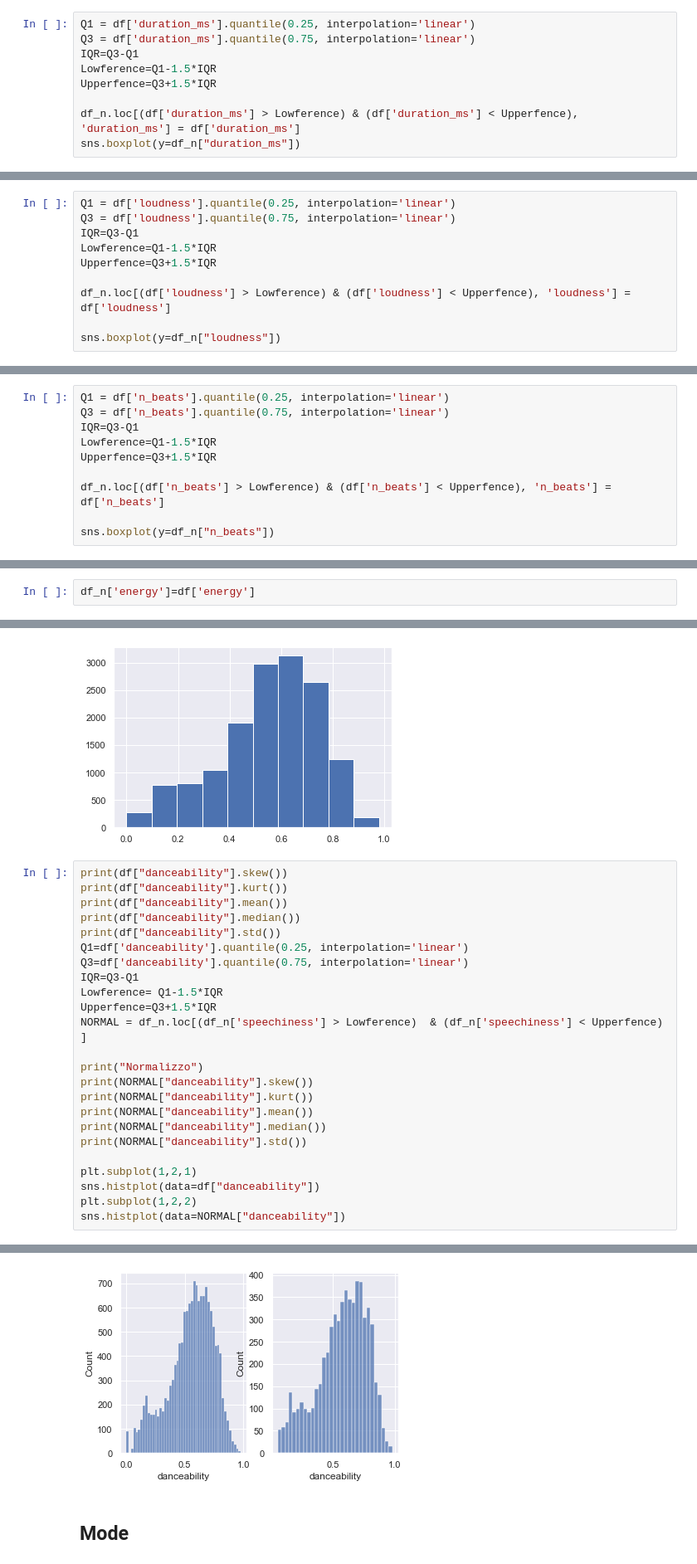
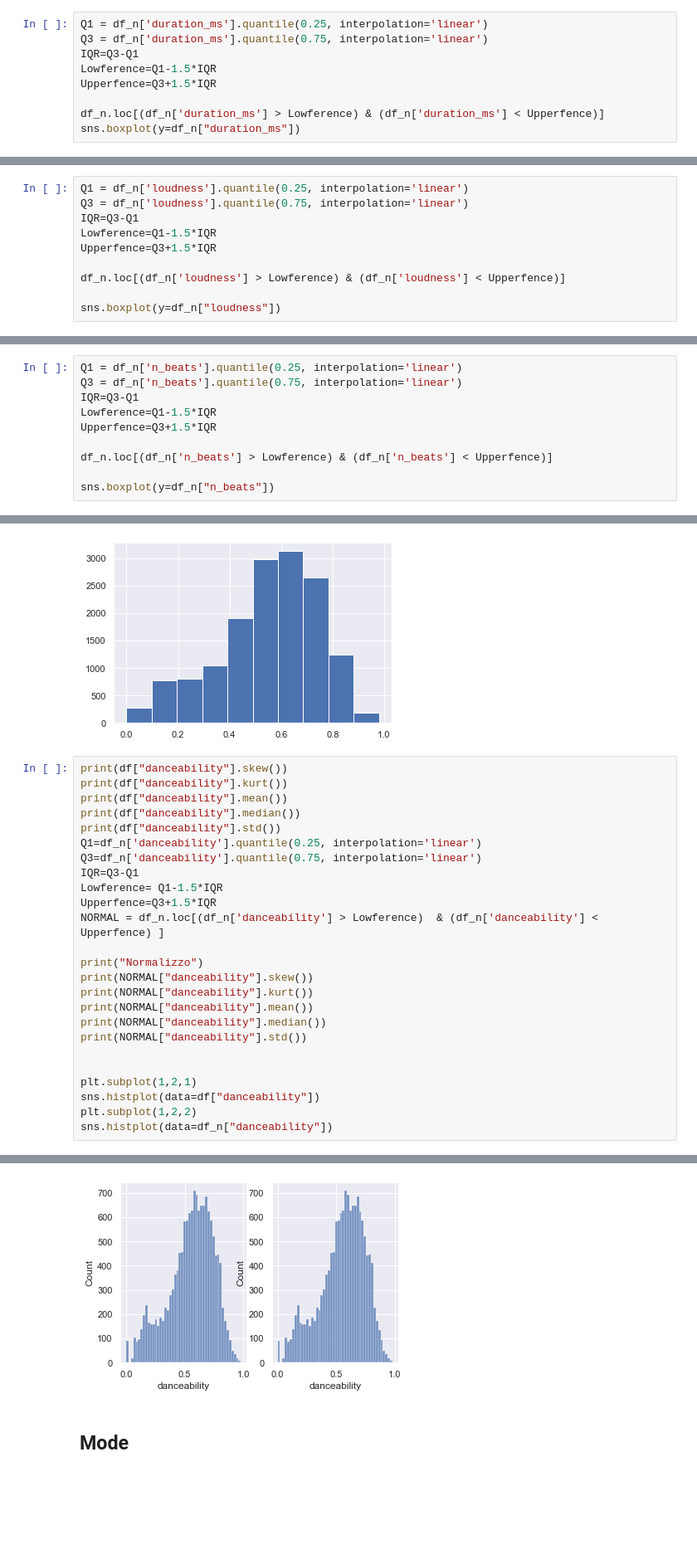
Before and after one commit to Bakko000/Data-Mining, a Jupyter notebook: dataset (missing + split)/Data understanding_2.ipynb, the cells around one changed output, grey strips where cells are left out. Shown at 83% size. Drawn from its saved outputs; the diff is of its cells as text; blank space fills up the shorter version.

```diff
--- a/dataset (missing + split)/Data understanding_2.ipynb
+++ b/dataset (missing + split)/Data understanding_2.ipynb
@@ -398,13 +398,13 @@ df["duration_ms"].median()
 # %% [output]
 227826.0
 # %%
-Q1 = df['duration_ms'].quantile(0.25, interpolation='linear')
-Q3 = df['duration_ms'].quantile(0.75, interpolation='linear')
+Q1 = df_n['duration_ms'].quantile(0.25, interpolation='linear')
+Q3 = df_n['duration_ms'].quantile(0.75, interpolation='linear')
 IQR=Q3-Q1
 Lowference=Q1-1.5*IQR
 Upperfence=Q3+1.5*IQR
 
-df_n.loc[(df['duration_ms'] > Lowference) & (df['duration_ms'] < Upperfence), 'duration_ms'] = df['duration_ms']
+df_n.loc[(df_n['duration_ms'] > Lowference) & (df_n['duration_ms'] < Upperfence)]
 sns.boxplot(y=df_n["duration_ms"])
 # %% [output]
 <Axes: ylabel='duration_ms'>
@@ -446,13 +446,13 @@ df["loudness"].median()
 # %% [output]
 -7.303
 # %%
-Q1 = df['loudness'].quantile(0.25, interpolation='linear')
-Q3 = df['loudness'].quantile(0.75, interpolation='linear')
+Q1 = df_n['loudness'].quantile(0.25, interpolation='linear')
+Q3 = df_n['loudness'].quantile(0.75, interpolation='linear')
 IQR=Q3-Q1
 Lowference=Q1-1.5*IQR
 Upperfence=Q3+1.5*IQR
 
-df_n.loc[(df['loudness'] > Lowference) & (df['loudness'] < Upperfence), 'loudness'] = df['loudness']
+df_n.loc[(df_n['loudness'] > Lowference) & (df_n['loudness'] < Upperfence)]
 
 sns.boxplot(y=df_n["loudness"])
 # %% [output]
@@ -540,13 +540,13 @@ plt.hist(df['n_beats'])
  <BarContainer object of 10 artists>)
 [figure]
 # %%
-Q1 = df['n_beats'].quantile(0.25, interpolation='linear')
-Q3 = df['n_beats'].quantile(0.75, interpolation='linear')
+Q1 = df_n['n_beats'].quantile(0.25, interpolation='linear')
+Q3 = df_n['n_beats'].quantile(0.75, interpolation='linear')
 IQR=Q3-Q1
 Lowference=Q1-1.5*IQR
 Upperfence=Q3+1.5*IQR
 
-df_n.loc[(df['n_beats'] > Lowference) & (df['n_beats'] < Upperfence), 'n_beats'] = df['n_beats']
+df_n.loc[(df_n['n_beats'] > Lowference) & (df_n['n_beats'] < Upperfence)]
 
 sns.boxplot(y=df_n["n_beats"])
 # %% [output]
@@ -685,8 +685,6 @@ sns.histplot(df_n["energy"])
 # %% [output]
 <Axes: xlabel='energy', ylabel='Count'>
 [figure]
-# %%
-df_n['energy']=df['energy']
 # %% [markdown]
 ## Danceability
 # %%
@@ -709,12 +707,12 @@ print(df["danceability"].kurt())
 print(df["danceability"].mean())
 print(df["danceability"].median())
 print(df["danceability"].std())
-Q1=df['danceability'].quantile(0.25, interpolation='linear')
-Q3=df['danceability'].quantile(0.75, interpolation='linear')
+Q1=df_n['danceability'].quantile(0.25, interpolation='linear')
+Q3=df_n['danceability'].quantile(0.75, interpolation='linear')
 IQR=Q3-Q1
 Lowference= Q1-1.5*IQR
 Upperfence=Q3+1.5*IQR
-NORMAL = df_n.loc[(df_n['speechiness'] > Lowference)  & (df_n['speechiness'] < Upperfence) ]
+NORMAL = df_n.loc[(df_n['danceability'] > Lowference)  & (df_n['danceability'] < Upperfence) ]
 
 print("Normalizzo")
 print(NORMAL["danceability"].skew())
@@ -723,10 +721,11 @@ print(NORMAL["danceability"].mean())
 print(NORMAL["danceability"].median())
 print(NORMAL["danceability"].std())
 
+
 plt.subplot(1,2,1)
 sns.histplot(data=df["danceability"])
 plt.subplot(1,2,2)
-sns.histplot(data=NORMAL["danceability"])
+sns.histplot(data=df_n["danceability"])
 # %% [output]
 -0.6222426526744663
 -0.1352700502037516
@@ -742,5 +741,5 @@ Normalizzo
 <Axes: xlabel='danceability', ylabel='Count'>
-[figure, old version]
+[figure, new version]
 # %% [markdown]
 ## Mode
 # %%
```
Also changed, not shown: parts of 13 cells of this notebook, 1 other file.
